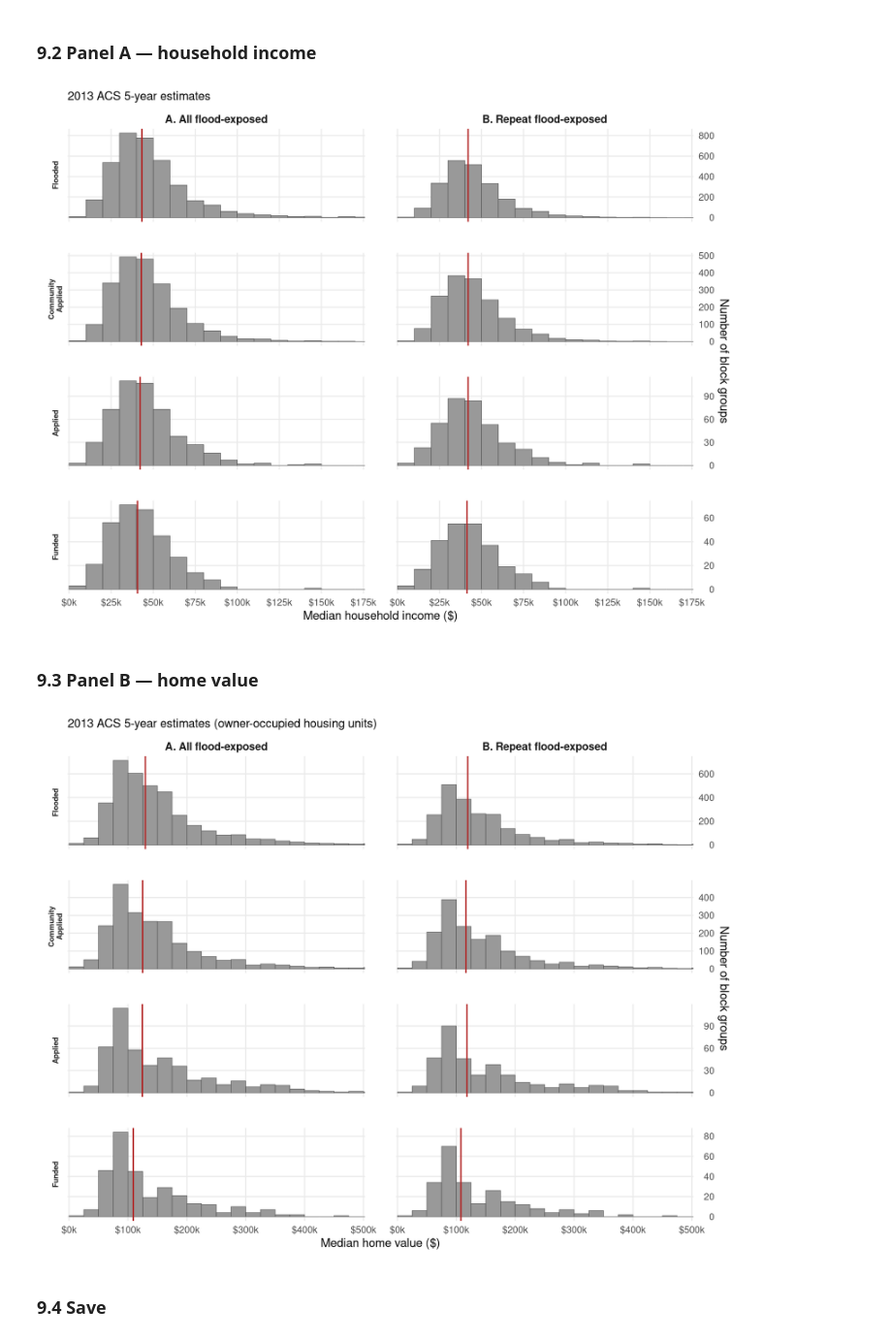
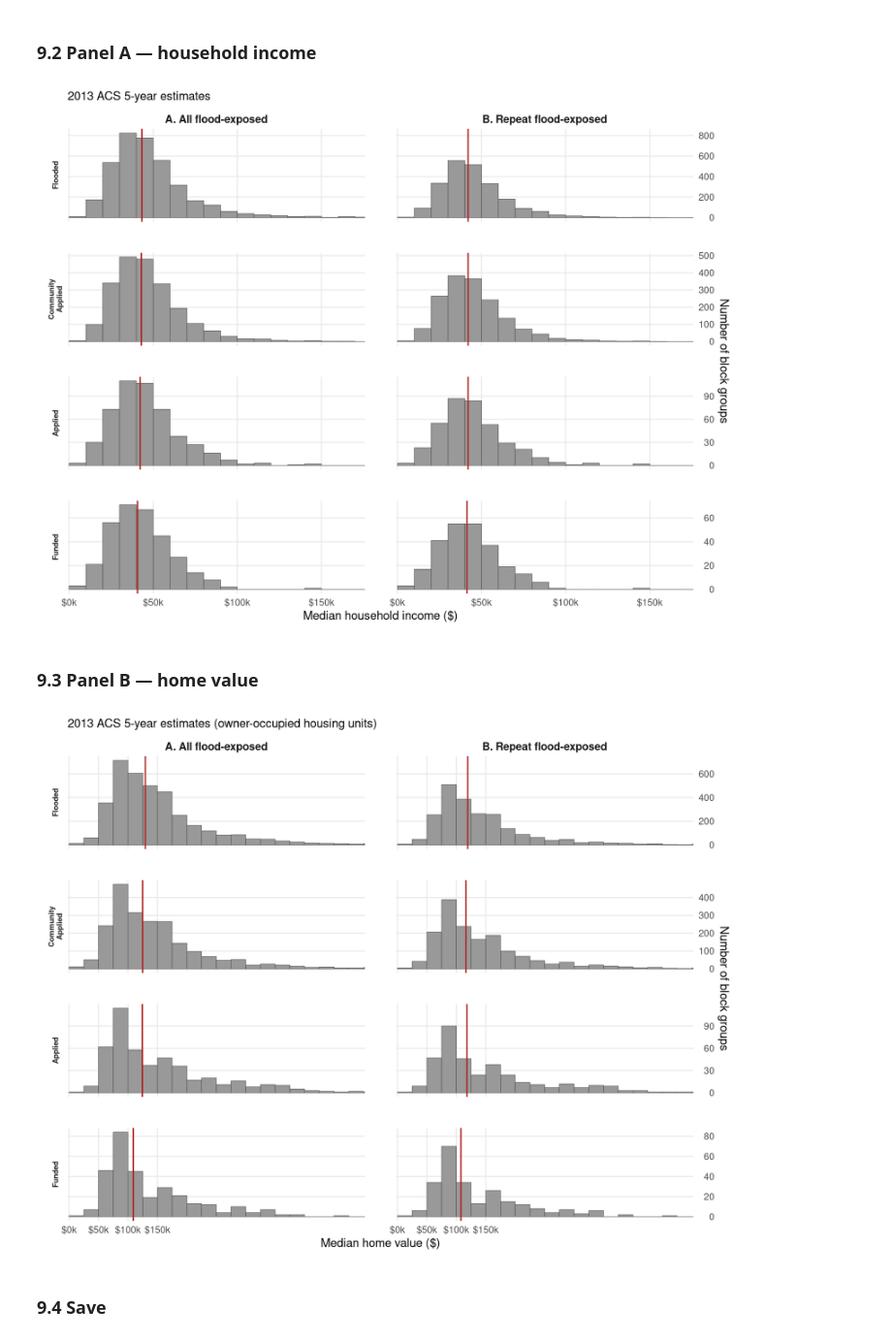
Before and after one commit to russblessing/Obstacles, a Jupyter notebook: notebooks/08_manuscript_figures.embed.ipynb, the cells around one changed output. Shown at 97% size. Saved outputs shown, nothing was run; the diff lists cells and outputs as text; code cells hidden in the pictures.

```diff
--- a/notebooks/08_manuscript_figures.embed.ipynb
+++ b/notebooks/08_manuscript_figures.embed.ipynb
@@ -644,7 +644,7 @@ fig5a <- ggplot(fig5_income, aes(x = val)) +
   facet_grid(stage ~ subset, scales = "free_y", switch = "y") +
   coord_cartesian(xlim = c(0, 175000)) +
   scale_x_continuous(
-    breaks = seq(0, 175000, 25000),
+    breaks = seq(0, 150000, 50000),                  # ← every $50k, not $25k
     labels = scales::label_dollar(scale = 1e-3, suffix = "k"),
     expand = c(0.005, 0)
   ) +
@@ -669,7 +669,7 @@ fig5a <- ggplot(fig5_income, aes(x = val)) +
 
 fig5a
 # %% [output]
-[figure, old version]
+[figure, new version]
 # %% [markdown]
 ### 9.3 Panel B — home value
 # %%
@@ -681,35 +681,35 @@ fig5b <- ggplot(fig5_hvalue, aes(x = val)) +
   geom_vline(data = hv_medians,
              aes(xintercept = median_val),
              colour = "firebrick", linewidth = 0.6) +
   facet_grid(stage ~ subset, scales = "free_y", switch = "y") +
   coord_cartesian(xlim = c(0, 500000)) +
   scale_x_continuous(
-    breaks = seq(0, 500000, 100000),
+    breaks = seq(0, 150000, 50000),                  # ← every $50k, not $25k
     labels = scales::label_dollar(scale = 1e-3, suffix = "k"),
     expand = c(0.005, 0)
   ) +
   scale_y_continuous(position = "right",
                      labels = scales::label_comma()) +
   labs(
     subtitle = "2013 ACS 5-year estimates (owner-occupied housing units)",
     x        = "Median home value ($)",
     y        = "Number of block groups"
   ) +
   theme_minimal(base_size = 11) +
   theme(
     strip.text.x       = element_text(face = "bold", size = 10),
     strip.text.y.left  = element_text(face = "bold", size = 7, angle = 90,
                                        hjust = 0.5, vjust = 0.5, colour = "grey15"),
     strip.background   = element_blank(),
     strip.placement    = "outside",
     panel.grid.minor   = element_blank(),
     panel.spacing      = unit(2, "lines"),
     plot.title         = element_text(face = "bold")
   )
 
 fig5b
 # %% [output]
-[figure, old version]
+[figure, new version]
 # %% [markdown]
 ### 9.4 Save
 # %%
```
Also changed, not shown: 18 other files.
